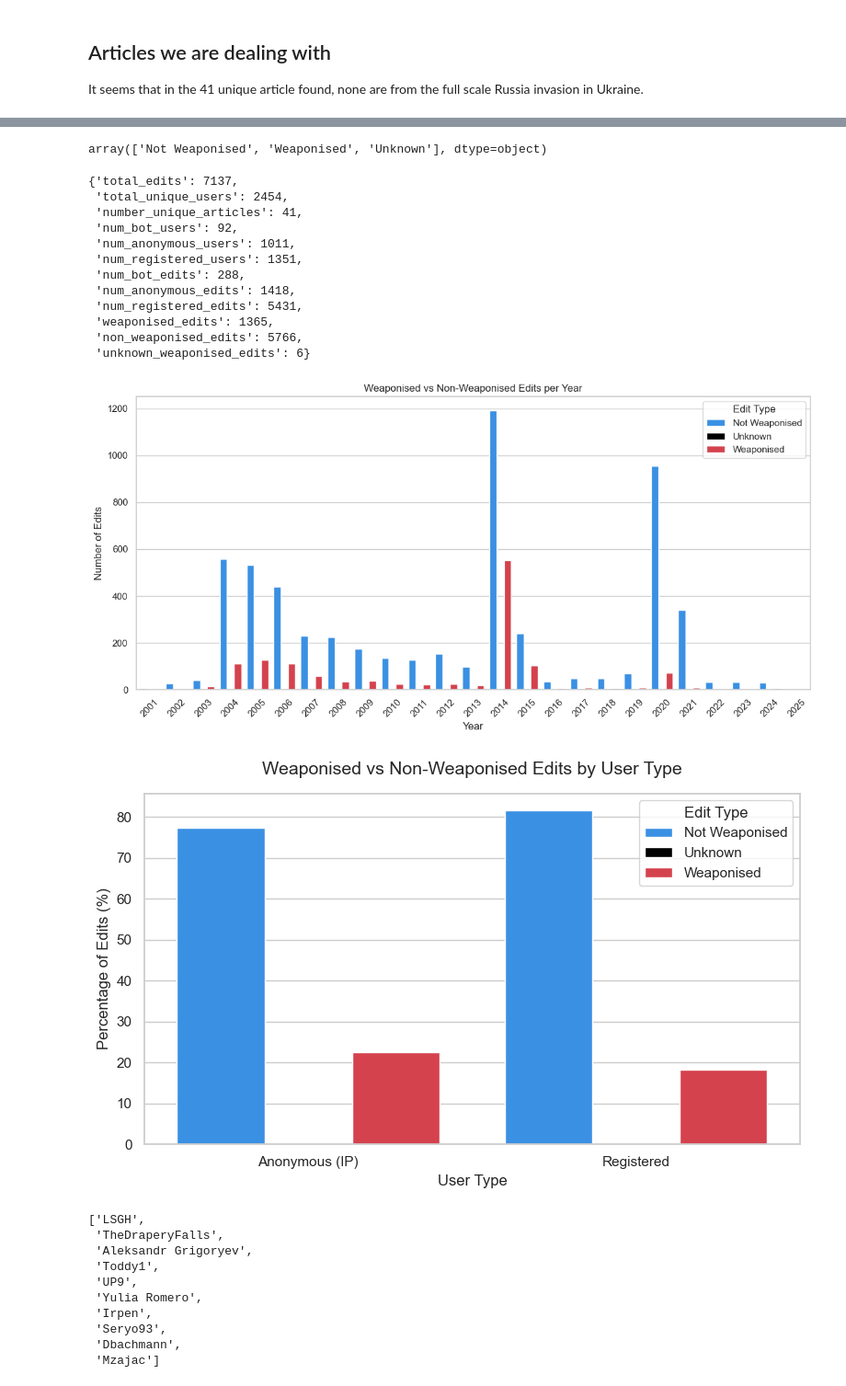
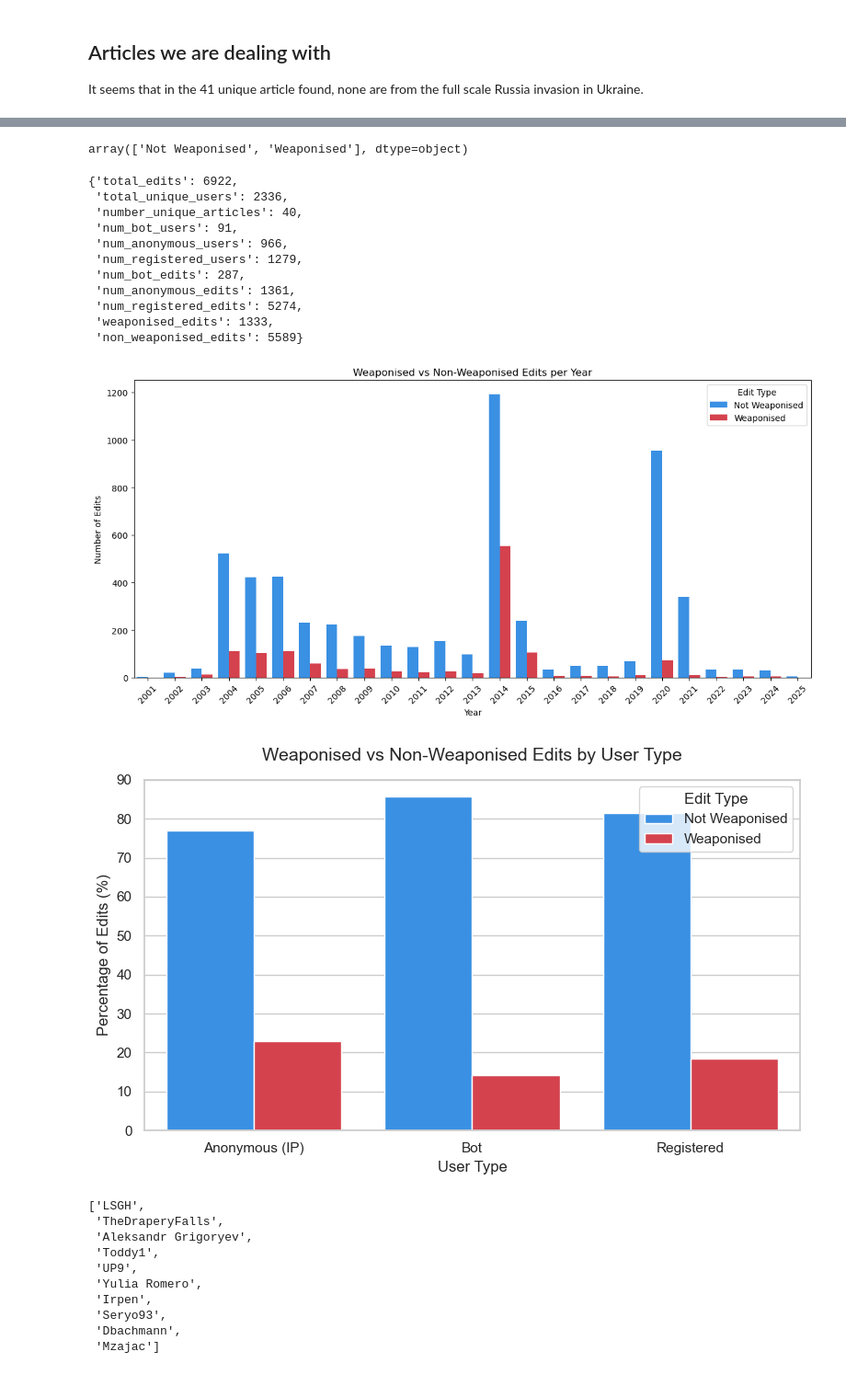
Before and after one commit to dh-epfl-students/dhlab-cultural-weaponisation-ukraine-benchmark, a Jupyter notebook: notebooks/maxime_all_users_analysis_.ipynb, the cells around one changed output, grey strips where cells are left out. Shown at 92% size. Cells and saved outputs as stored; diff of their text form; code cells hidden in the pictures.

```diff
--- a/notebooks/maxime_all_users_analysis_.ipynb
+++ b/notebooks/maxime_all_users_analysis_.ipynb
@@ -3,4 +9,4 @@ import pandas as pd
 # %%
-df = pd.read_csv("../datas/interim/matched_edits_all.csv")
+df = pd.read_csv("../datas/interim/All Users Analysis/matched_edits_all.csv")
 df.shape
 # %% [output]
@@ -8,3 +13,0 @@ df.shape
-# %%
-df = df.drop_duplicates(subset=['user', 'date'])
-df
@@ -68,9 +59,6 @@ Education_in_Ukraine_analysis                                         2
 Buddhism_in_Ukraine_analysis                                          1
 Name: count, dtype: int64
 # %%
-import seaborn as sns
-import matplotlib.pyplot as plt
-
 df["year"] = pd.to_datetime(df["date"], errors="coerce").dt.year
 
 # Drop the rows without valid year or weaponised label..
@@ -91,9 +79,13 @@ df["weaponised"] = df["weaponised"].replace({
 
 df["weaponised"].unique()
 # %% [output]
-array(['Not Weaponised', 'Weaponised', 'Unknown'], dtype=object)
+array(['Not Weaponised', 'Weaponised'], dtype=object)
 # %%
-df["is_anon"] = df["user"].str.contains(r"^\d{1,3}\.", na=False)
+ipv4_ipv6_pattern = (
+    r"^(?:\d{1,3}\.){3}\d{1,3}$|"  # IPv4
+    r"^(?:[A-Fa-f0-9]{0,4}:){2,7}[A-Fa-f0-9]{0,4}$"  # IPv6
+)
+df["is_anon"] = df["user"].str.contains(ipv4_ipv6_pattern, na=False)
 df['is_bot'] = df['user'].str.contains('bot', case=False, na=False)
 
 all_users_data = {
@@ -114,29 +106,26 @@ all_users_data = {
 
     # Weaponisation counts
     "weaponised_edits": int((df["weaponised"] == "Weaponised").sum()),
-    "non_weaponised_edits": int((df["weaponised"] == "Not Weaponised").sum()),
-    "unknown_weaponised_edits": int((df["weaponised"] == "Unknown").sum())
+    "non_weaponised_edits": int((df["weaponised"] == "Not Weaponised").sum())
 }
 
 all_users_data
 # %% [output]
-{'total_edits': 7137,
- 'total_unique_users': 2454,
- 'number_unique_articles': 41,
- 'num_bot_users': 92,
- 'num_anonymous_users': 1011,
- 'num_registered_users': 1351,
- 'num_bot_edits': 288,
- 'num_anonymous_edits': 1418,
- 'num_registered_edits': 5431,
- 'weaponised_edits': 1365,
- 'non_weaponised_edits': 5766,
- 'unknown_weaponised_edits': 6}
+{'total_edits': 6922,
+ 'total_unique_users': 2336,
+ 'number_unique_articles': 40,
+ 'num_bot_users': 91,
+ 'num_anonymous_users': 966,
+ 'num_registered_users': 1279,
+ 'num_bot_edits': 287,
+ 'num_anonymous_edits': 1361,
+ 'num_registered_edits': 5274,
+ 'weaponised_edits': 1333,
+ 'non_weaponised_edits': 5589}
 # %%
 custom_palette = {
     "Weaponised": "#ed2939",      # red
     "Not Weaponised": "#1e90ff",   # royal blue
-    "Unknown": "#000"
 }
 
 df_counts = df.groupby(["year", "weaponised"]).size().reset_index(name="count")
@@ -160,21 +149,18 @@ fig_title = 'Weaponised vs Non-Weaponised Edits per Year'
 plt.savefig(f"../plots/All Users Analysis/{fig_title}.png", dpi=300, bbox_inches='tight')
 plt.show()
 # %% [output]
-[figure, old version]
+[figure, new version]
 # %%
-import pandas as pd
-import seaborn as sns
-import matplotlib.pyplot as plt
-
 # Tag each edit with its user type
 def get_user_type(row):
-
     if row["is_anon"]:
         return "Anonymous (IP)"
+    elif row["is_bot"]:
+        return "Bot"
     else:
         return "Registered"
 
-df["user_type"] = df.apply(get_user_type, axis=1)
+df['user_type'] = df.apply(get_user_type, axis=1)
 
 # Count how many edits of each type are weaponised / non-weaponised
 comparison = (
@@ -186,34 +172,33 @@ comparison = (
 # Compute total edits per user type and percentage of weaponised edits
 totals = comparison.groupby("user_type")["count"].sum().reset_index(name="total")
 comparison = comparison.merge(totals, on="user_type")
 comparison["percentage"] = (comparison["count"] / comparison["total"]) * 100
 
 custom_palette = {
     "Weaponised": "#ed2939",      # red
     "Not Weaponised": "#1e90ff",   # royal blue
-    "Unknown": "#000"
 }
 
 sns.set(style="whitegrid")
 
 plt.figure(figsize=(8, 5))
 sns.barplot(
     data=comparison,
     x="user_type",
     y="percentage",
     hue="weaponised",
     palette=custom_palette
 )
 
 plt.title("Weaponised vs Non-Weaponised Edits by User Type", fontsize=14, pad=15)
 plt.xlabel("User Type", fontsize=12)
 plt.ylabel("Percentage of Edits (%)", fontsize=12)
 plt.legend(title="Edit Type")
 plt.tight_layout()
 fig_title = 'Weaponised vs Non-Weaponised Edits by User Type'
 plt.savefig(f"../plots/All Users Analysis/{fig_title}.png", dpi=300, bbox_inches='tight')
 plt.show()
 # %% [output]
-[figure, old version]
+[figure, new version]
 # %%
 top_users = (
```
Also changed, not shown: parts of 31 cells of this notebook, 9 other files.
